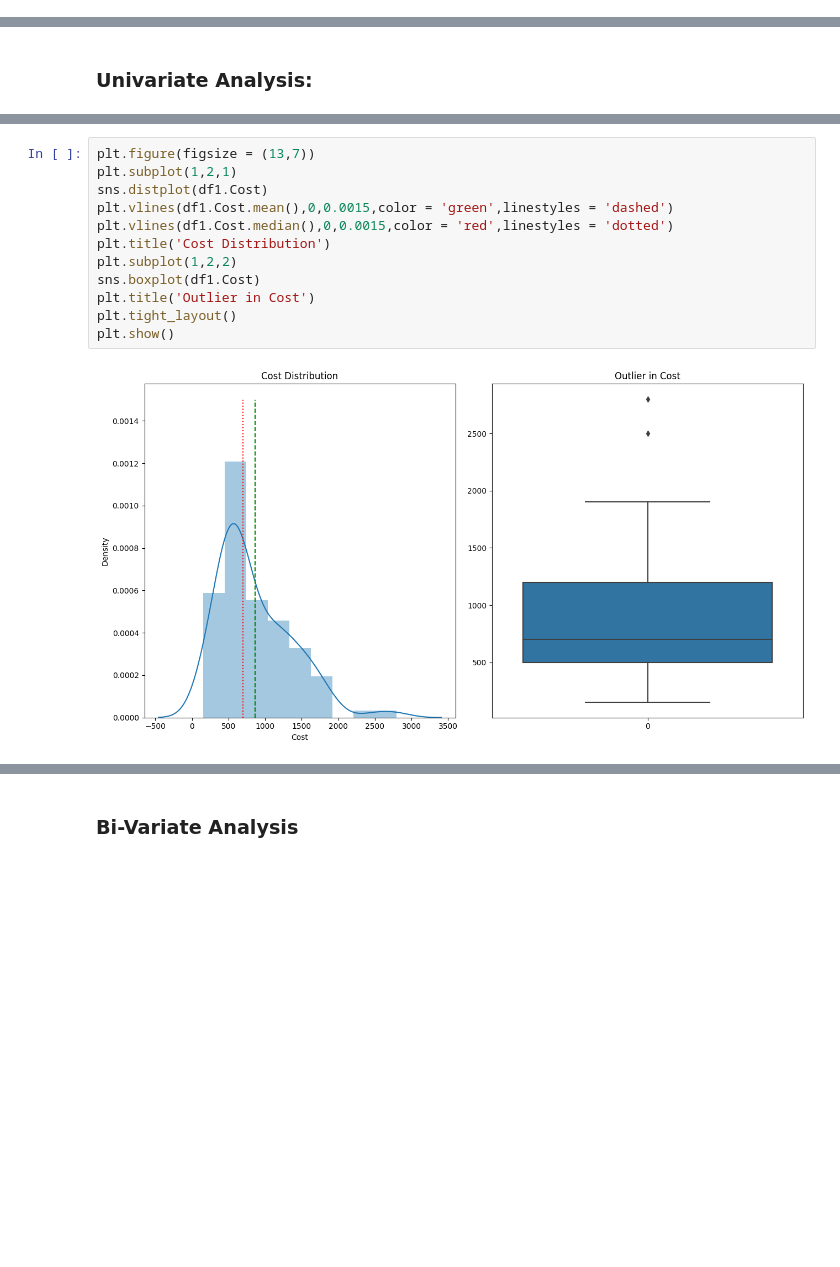
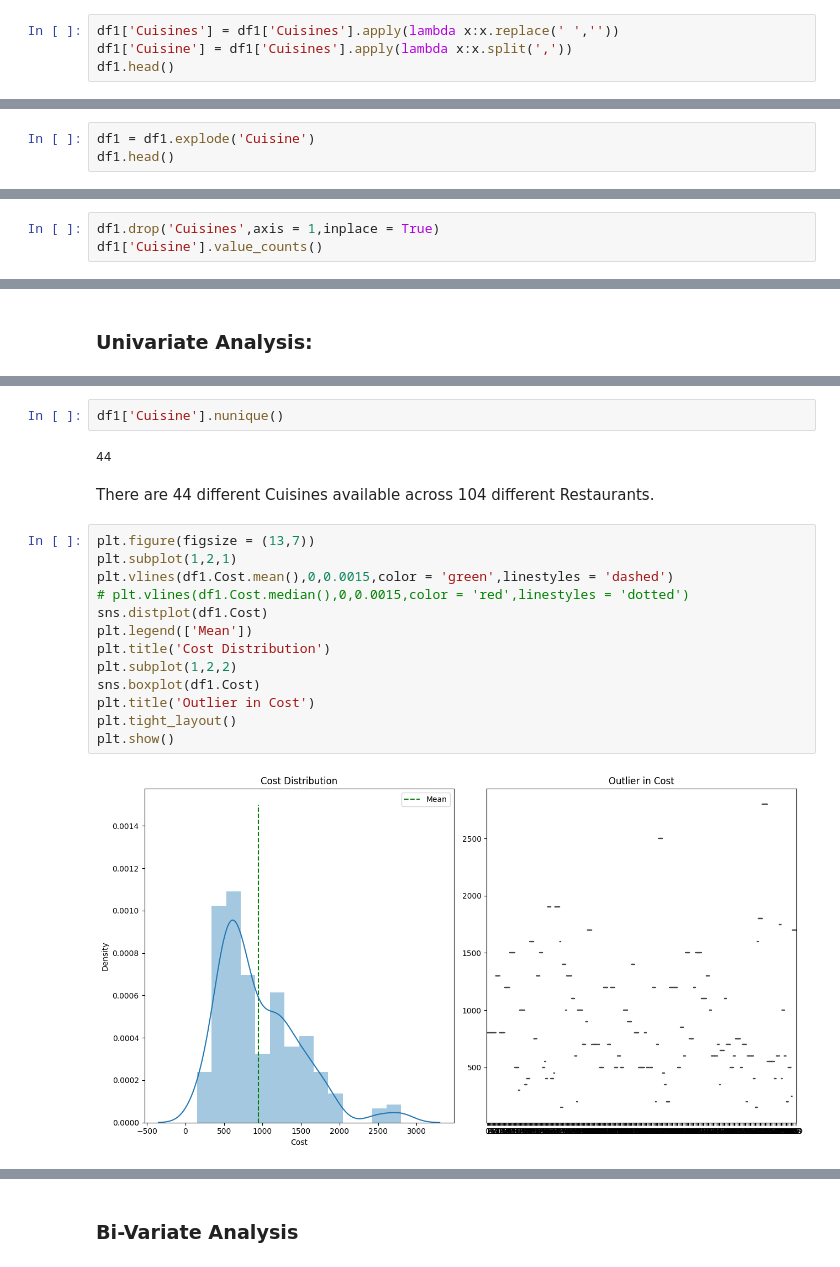
Before and after one commit to jtndr26/Zomato, a Jupyter notebook: Zomato_Restuarant_Clustering_and_Sentiment_Analysis.ipynb, the cells around one changed output, grey strips where cells are left out. Saved outputs shown, nothing was run; the diff lists cells and outputs as text; blank space fills up the shorter version.

```diff
--- a/Zomato_Restuarant_Clustering_and_Sentiment_Analysis.ipynb
+++ b/Zomato_Restuarant_Clustering_and_Sentiment_Analysis.ipynb
@@ -205,3 +210,7 @@ df1.describe()
 | 50% | 700.000000 |
 | 75% | 1200.000000 |
 | max | 2800.000000 |
+# %%
+df1['Cuisines'] = df1['Cuisines'].apply(lambda x:x.replace(' ',''))
+df1['Cuisine'] = df1['Cuisines'].apply(lambda x:x.split(','))
+df1.head()
@@ -207,0 +224,3 @@ df1.describe()
+# %%
+df1 = df1.explode('Cuisine')
+df1.head()
@@ -207,0 +234,3 @@ df1.describe()
+# %%
+df1.drop('Cuisines',axis = 1,inplace = True)
+df1['Cuisine'].value_counts()
@@ -279,17 +326,24 @@ plt.show()
+# %%
+df1['Cuisine'].nunique()
+# %% [output]
+44
+# %% [markdown]
+There are 44 different Cuisines available across 104 different Restaurants.
 # %%
 plt.figure(figsize = (13,7))
 plt.subplot(1,2,1)
+plt.vlines(df1.Cost.mean(),0,0.0015,color = 'green',linestyles = 'dashed')
+# plt.vlines(df1.Cost.median(),0,0.0015,color = 'red',linestyles = 'dotted')
 sns.distplot(df1.Cost)
-plt.vlines(df1.Cost.mean(),0,0.0015,color = 'green',linestyles = 'dashed')
-plt.vlines(df1.Cost.median(),0,0.0015,color = 'red',linestyles = 'dotted')
+plt.legend(['Mean'])
 plt.title('Cost Distribution')
 plt.subplot(1,2,2)
 sns.boxplot(df1.Cost)
 plt.title('Outlier in Cost')
 plt.tight_layout()
 plt.show()
 # %% [output]
-[figure, old version]
+[figure, new version]
 # %%
 print(df1.Cost.median())
 print(df1.Cost.mean())
```
Also changed, not shown: parts of 49 cells of this notebook.
